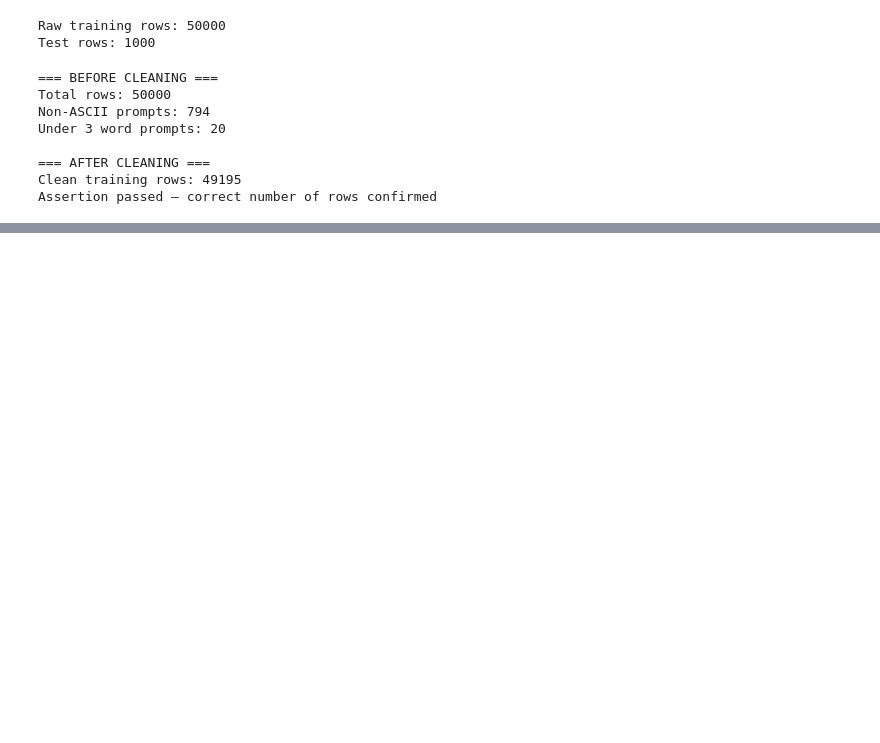
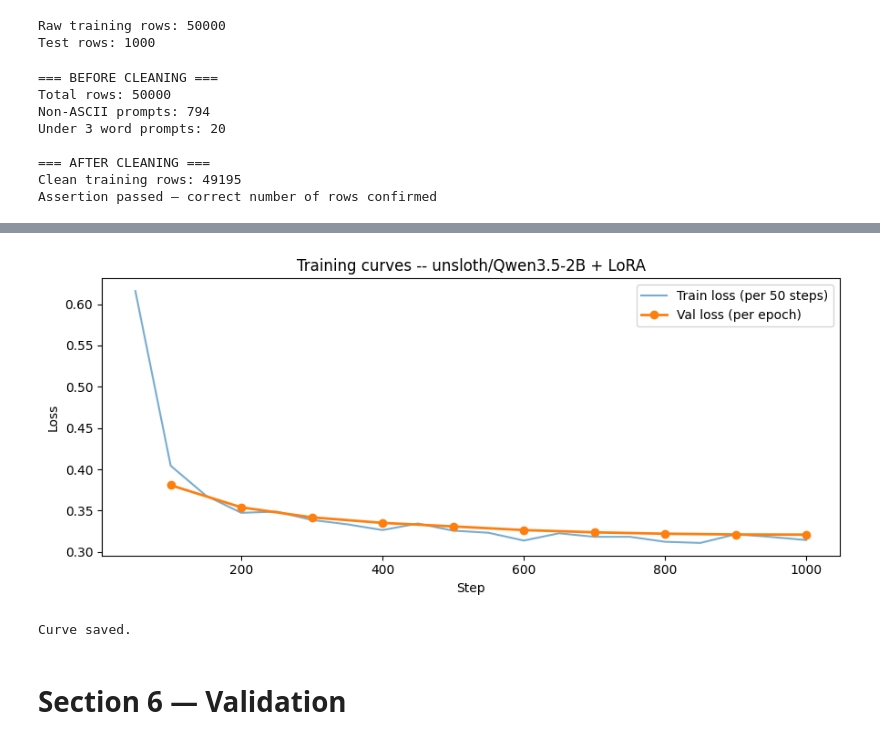
Before and after one commit to awu0/deep-learning-midterm, a Jupyter notebook: notebooks/02_training.ipynb, the cells around one changed output, grey strips where cells are left out. Cells and saved outputs as stored; diff of their text form; code cells hidden in the pictures; blank space fills up the shorter version.

```diff
--- a/notebooks/02_training.ipynb
+++ b/notebooks/02_training.ipynb
@@ -176,0 +283,16 @@ Assertion passed — correct number of rows confirmed
+# %%
+from trl import SFTTrainer
+from transformers import TrainingArguments
+from google.colab import drive # drive to store and mount in google drive
+
+drive.mount('/content/drive')
+
+# SAVE_DIR = '/content/svg_qwen_lora'
+SAVE_DIR = '/content/drive/MyDrive/svg_qwen_lora_v2'
+os.makedirs(SAVE_DIR, exist_ok=True)
+print(f"Checkpoints will be saved to: {SAVE_DIR}\n")
+
+print("WARNING: Colab local storage is wiped when the session ends.")
+print("Before closing, download by running:")
+print("    from google.colab import files")
+print(f"    files.download('{SAVE_DIR}/best_adapter')")
@@ -176,0 +407,25 @@ Assertion passed — correct number of rows confirmed
+# %%
+import matplotlib.pyplot as plt
+
+log_history  = trainer.state.log_history
+train_steps  = [x['step']      for x in log_history if 'loss' in x and 'eval_loss' not in x]
+train_losses = [x['loss']      for x in log_history if 'loss' in x and 'eval_loss' not in x]
+eval_steps   = [x['step']      for x in log_history if 'eval_loss' in x]
+eval_losses  = [x['eval_loss'] for x in log_history if 'eval_loss' in x]
+
+plt.figure(figsize=(9, 4))
+plt.plot(train_steps, train_losses, alpha=0.6, label='Train loss (per 50 steps)')
+plt.plot(eval_steps,  eval_losses,  'o-', linewidth=2, label='Val loss (per epoch)')
+plt.xlabel('Step')
+plt.ylabel('Loss')
+plt.title(f'Training curves -- {MODEL_NAME} + LoRA')
+plt.legend()
+plt.tight_layout()
+plt.savefig(os.path.join(SAVE_DIR, 'training_curves.png'), dpi=150)
+plt.show()
+print("Curve saved.")
+# %% [output]
+[figure, added]
+Curve saved.
+# %% [markdown]
+# Section 6 — Validation
```
Also changed, not shown: parts of 20 cells of this notebook, 3 other files.
